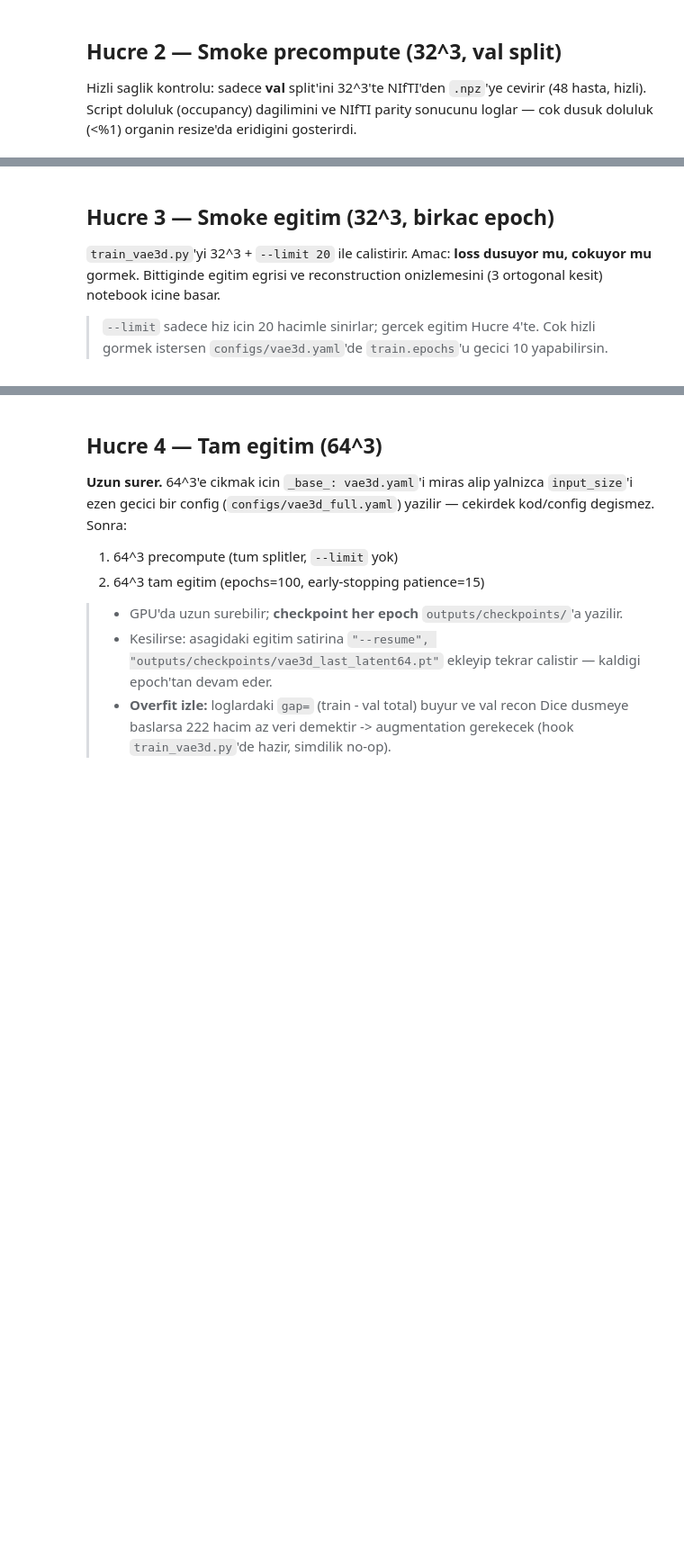
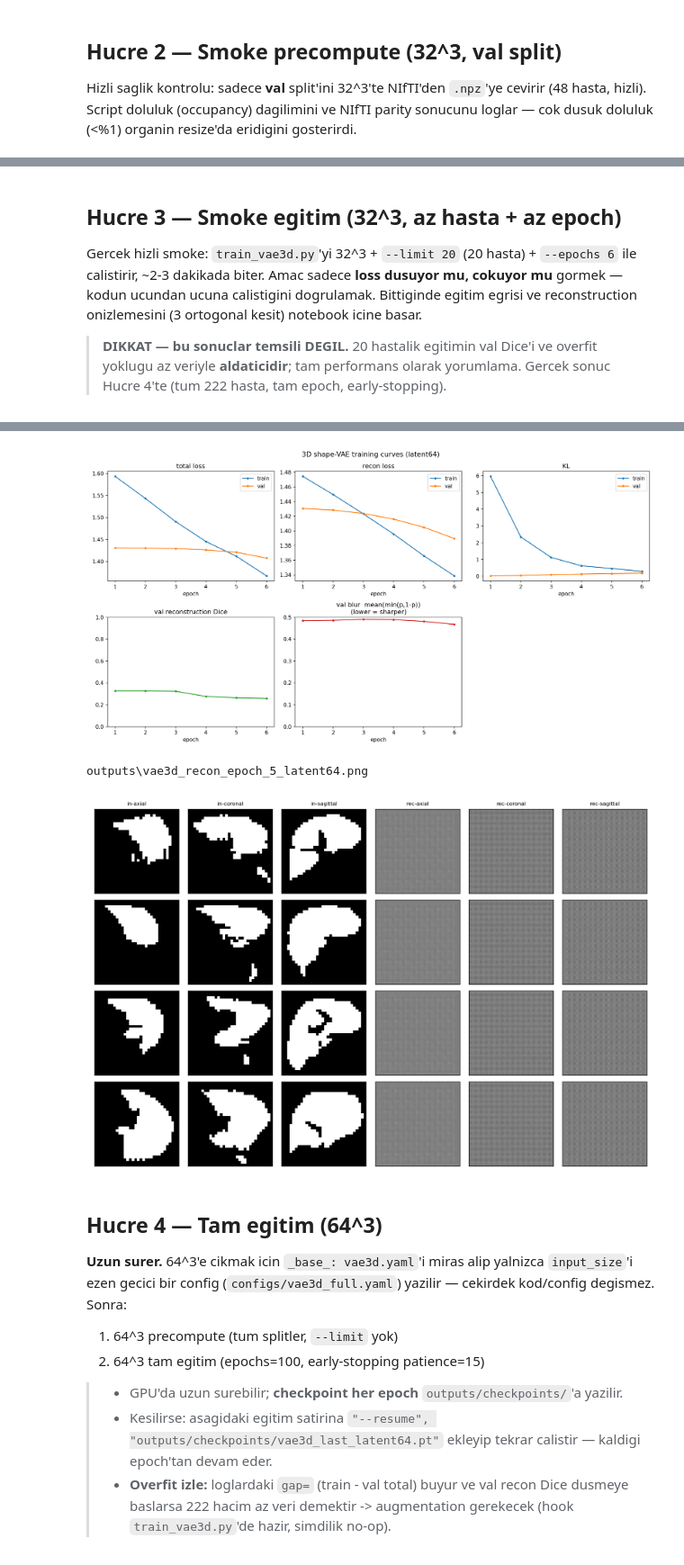
Before and after one commit to ahmetyaylalioglu/segquality, a Jupyter notebook: notebooks/train_3d_local.ipynb, the cells around one changed output, grey strips where cells are left out. Shown at 90% size. Cells and saved outputs as stored; diff of their text form; code cells hidden in the pictures; blank space fills up the shorter version.

```diff
--- a/notebooks/train_3d_local.ipynb
+++ b/notebooks/train_3d_local.ipynb
@@ -69,22 +79,36 @@ subprocess.run(cmd, check=True)
 # %% [markdown]
-## Hucre 3 — Smoke egitim (32^3, birkac epoch)
+## Hucre 3 — Smoke egitim (32^3, az hasta + az epoch)
 
-`train_vae3d.py`'yi 32^3 + `--limit 20` ile calistirir. Amac: **loss dusuyor
-mu, cokuyor mu** gormek. Bittiginde egitim egrisi ve reconstruction onizlemesini
-(3 ortogonal kesit) notebook icine basar.
+Gercek hizli smoke: `train_vae3d.py`'yi 32^3 + `--limit 20` (20 hasta) + `--epochs 6`
+ile calistirir, ~2-3 dakikada biter. Amac sadece **loss dusuyor mu, cokuyor mu**
+gormek — kodun ucundan ucuna calistigini dogrulamak. Bittiginde egitim egrisi ve
+reconstruction onizlemesini (3 ortogonal kesit) notebook icine basar.
 
-> `--limit` sadece hiz icin 20 hacimle sinirlar; gercek egitim Hucre 4'te.
-> Cok hizli gormek istersen `configs/vae3d.yaml`'de `train.epochs`'u gecici
-> 10 yapabilirsin.
+> **DIKKAT — bu sonuclar temsili DEGIL.** 20 hastalik egitimin val Dice'i ve
+> overfit yoklugu az veriyle **aldaticidir**; tam performans olarak yorumlama.
+> Gercek sonuc Hucre 4'te (tum 222 hasta, tam epoch, early-stopping).
 # %%
 import subprocess, sys
 from pathlib import Path
 from IPython.display import Image, display
 
-cmd = [sys.executable, "scripts/train_vae3d.py",
-       "--config", "configs/vae3d.yaml", "--limit", "20"]
-print(">", " ".join(cmd), "\n")
-subprocess.run(cmd, check=True)
+def run_streamed(cmd):
+    """Alt sureci calistir ve stdout'unu SATIR SATIR anlik bas (tamponsuz)."""
+    cmd = [cmd[0], "-u"] + cmd[1:]
+    print(">", " ".join(cmd), "\n", flush=True)
+    proc = subprocess.Popen(cmd, stdout=subprocess.PIPE, stderr=subprocess.STDOUT,
+                            text=True, bufsize=1)
+    for line in proc.stdout:
+        print(line, end="", flush=True)
+    proc.wait()
+    if proc.returncode != 0:
+        raise RuntimeError(f"komut basarisiz (returncode={proc.returncode})")
+
+# Gercek hizli smoke: az hasta (--limit 20) VE az epoch (--epochs 6) -> ~2-3 dk.
+# Amac sadece "kod calisiyor mu, loss dusuyor mu". Config'teki 100 epoch DEGIL.
+run_streamed([sys.executable, "scripts/train_vae3d.py",
+              "--config", "configs/vae3d.yaml",
+              "--limit", "20", "--epochs", "6"])
 
 out = Path("outputs")
 for png in sorted(out.glob("vae3d_training_curves_*.png")):
@@ -92,3 +116,4 @@ for png in sorted(out.glob("vae3d_training_curves_*.png")):
 recon = sorted(out.glob("vae3d_recon_epoch_*_*.png"))
 if recon:
     print(recon[-1]); display(Image(str(recon[-1])))
+# %% [output]
@@ -95,3 +138,6 @@ if recon:
+[figure, added]
+outputs\vae3d_recon_epoch_5_latent64.png
+[figure, added]
 # %% [markdown]
 ## Hucre 4 — Tam egitim (64^3)
 
```
Also changed, not shown: parts of 5 cells of this notebook, 41 other files.
